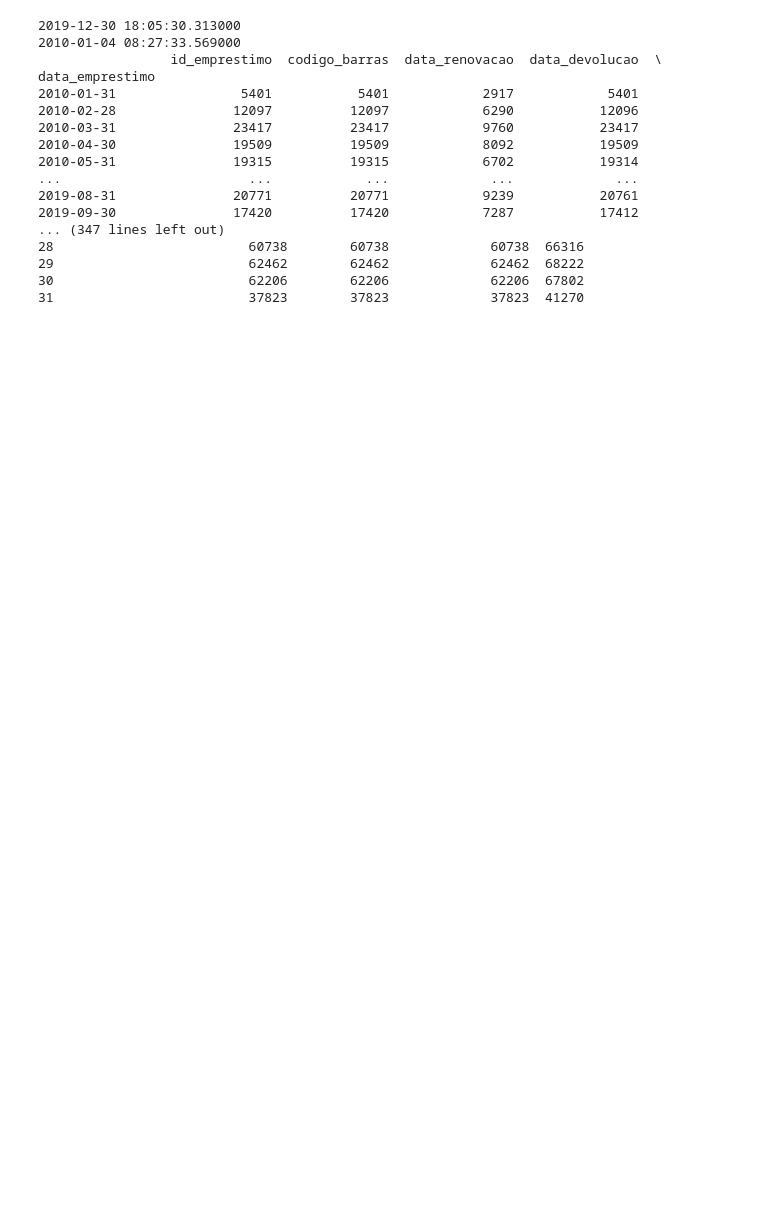
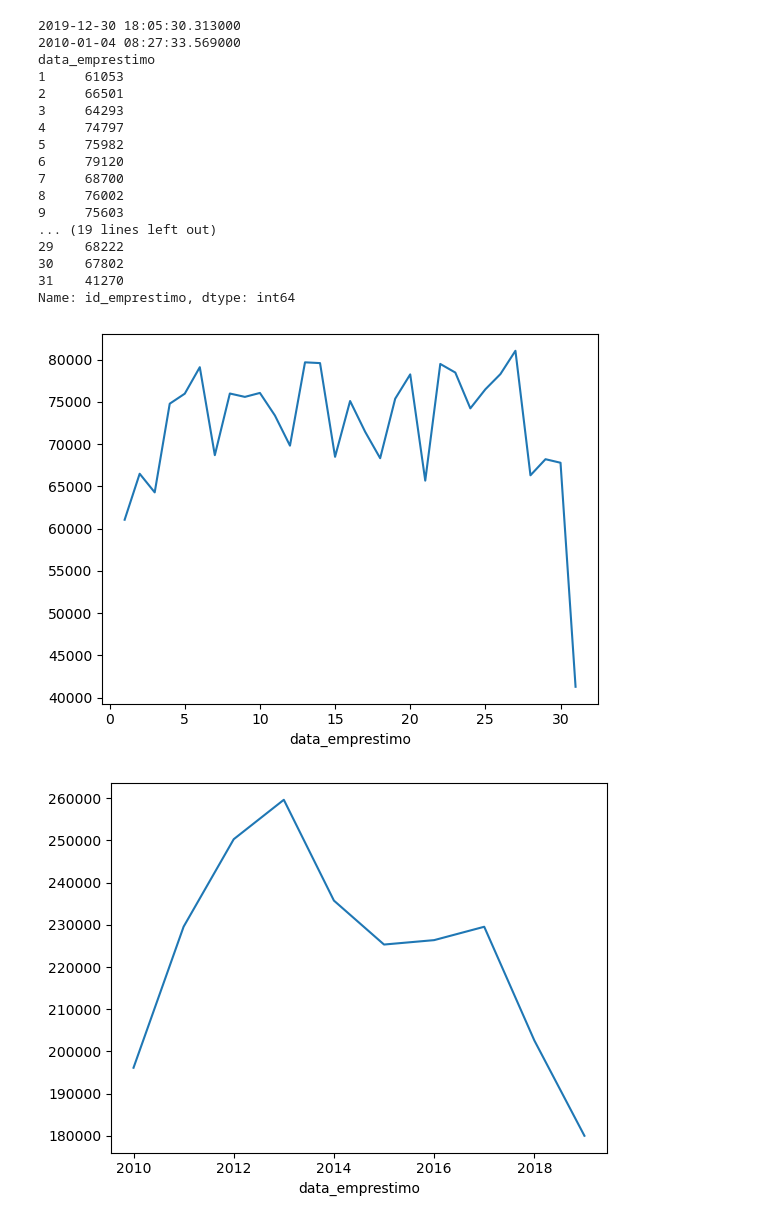
Before and after one commit to pedra42/7DaysOfCode-AnaliseDeDados, a Jupyter notebook: Dia3.ipynb, the cells around one changed output. Cells and saved outputs as stored; diff of their text form; code cells hidden in the pictures; blank space fills up the shorter version.

```diff
--- a/Dia3.ipynb
+++ b/Dia3.ipynb
@@ -71,34 +71,54 @@ None
 # %%
+#importações
+import matplotlib.pyplot as plt
+
 #este método demonstra a data mínima e a data máxima dos emprestimos, utilizado para entedimento dos dados
 print(df['data_emprestimo'].max())
 print(df['data_emprestimo'].min())
 
 #esta linha agrupa os dados por mês, mas mantém separados por ano
-print(df.resample('ME', on = 'data_emprestimo').count())
+#print(df.resample('ME', on = 'data_emprestimo').count())
 
 #esta é outra forma de fazer a mesma coisa anterior
-print(df.groupby(pd.Grouper(key='data_emprestimo',freq='ME')).count())
+#print(df.groupby(pd.Grouper(key='data_emprestimo',freq='ME')).count())
 
 
 #aqui é uma forma de fazer a contagem dos emprestimos mas sem separar por ano ou por mês, que é o que eu queria fazerS
-print(df.groupby(df['data_emprestimo'].dt.year).count())
-print(df.groupby(df['data_emprestimo'].dt.month).count())
-print(df.groupby(df['data_emprestimo'].dt.day).count())
+#print(df.groupby(df['data_emprestimo'].dt.year).count())
+#print(df.groupby(df['data_emprestimo'].dt.month).count())
+print(df.groupby(df['data_emprestimo'].dt.day).count()['id_emprestimo'])
+#print(df.groupby(df['data_emprestimo'].dt.day).count())
+df_grupo_dia = df.groupby(df['data_emprestimo'].dt.day).count()['id_emprestimo']
+df_grupo_ano = df.groupby(df['data_emprestimo'].dt.year).count()['id_emprestimo']
+df_grupo_mes = df.groupby(df['data_emprestimo'].dt.month).count()['id_emprestimo']
+#print(df[['id_emprestimo', 'CDU']])
+
+
+df_grupo_dia.plot()
+plt.show()
+df_grupo_ano.plot()
+plt.show()
+df_grupo_mes.plot()
+plt.show()
+#fig,ax = plt.subplots()
+#ax.bar()
 # %% [output]
 2019-12-30 18:05:30.313000
 2010-01-04 08:27:33.569000
-                 id_emprestimo  codigo_barras  data_renovacao  data_devolucao  \
 data_emprestimo
-2010-01-31                5401           5401            2917            5401
-2010-02-28               12097          12097            6290           12096
-2010-03-31               23417          23417            9760           23417
-2010-04-30               19509          19509            8092           19509
-2010-05-31               19315          19315            6702           19314
-...                        ...            ...             ...             ...
-2019-08-31               20771          20771            9239           20761
-2019-09-30               17420          17420            7287           17412
-... (347 lines left out)
-28                         60738        60738             60738  66316
-29                         62462        62462             62462  68222
-30                         62206        62206             62206  67802
-31                         37823        37823             37823  41270
+1     61053
+2     66501
+3     64293
+4     74797
+5     75982
+6     79120
+7     68700
+8     76002
+9     75603
+... (19 lines left out)
+29    68222
+30    67802
+31    41270
+Name: id_emprestimo, dtype: int64
+[figure, added]
+[figure, added]
```
Also changed, not shown: parts of 3 cells of this notebook.
